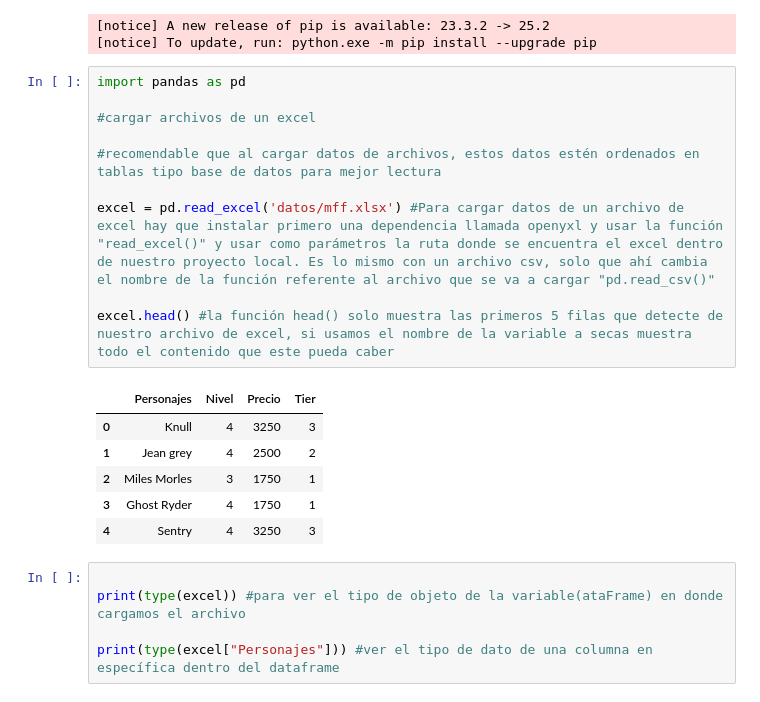
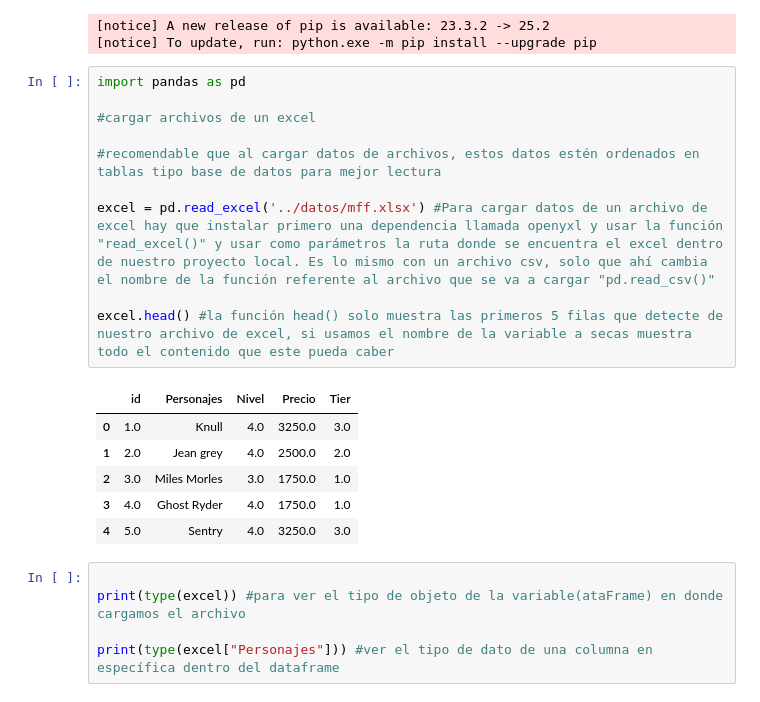
Before and after one commit to LeanGG-10/python, a Jupyter notebook: Basico/sprint3.ipynb, the cells around one changed output. Saved outputs shown, nothing was run; the diff lists cells and outputs as text.

```diff
--- a/sprint3.ipynb
+++ b/Basico/sprint3.ipynb
@@ -21,20 +21,20 @@ Successfully installed et-xmlfile-2.0.0 openpyxl-3.1.5
 # %%
 import pandas as pd
 
 #cargar archivos de un excel
 
 #recomendable que al cargar datos de archivos, estos datos estén ordenados en tablas tipo base de datos para mejor lectura
 
-excel = pd.read_excel('datos/mff.xlsx') #Para cargar datos de un archivo de excel hay que instalar primero una dependencia llamada openyxl y usar la función "read_excel()" y usar como parámetros la ruta donde se encuentra el excel dentro de nuestro proyecto local. Es lo mismo con un archivo csv, solo que ahí cambia el nombre de la función referente al archivo que se va a cargar "pd.read_csv()"
+excel = pd.read_excel('../datos/mff.xlsx') #Para cargar datos de un archivo de excel hay que instalar primero una dependencia llamada openyxl y usar la función "read_excel()" y usar como parámetros la ruta donde se encuentra el excel dentro de nuestro proyecto local. Es lo mismo con un archivo csv, solo que ahí cambia el nombre de la función referente al archivo que se va a cargar "pd.read_csv()"
 
 excel.head() #la función head() solo muestra las primeros 5 filas que detecte de nuestro archivo de excel, si usamos el nombre de la variable a secas muestra todo el contenido que este pueda caber
 # %% [output]
-|  | Personajes | Nivel | Precio | Tier |
-| 0 | Knull | 4 | 3250 | 3 |
-| 1 | Jean grey | 4 | 2500 | 2 |
-| 2 | Miles Morles | 3 | 1750 | 1 |
-| 3 | Ghost Ryder | 4 | 1750 | 1 |
-| 4 | Sentry | 4 | 3250 | 3 |
+|  | id | Personajes | Nivel | Precio | Tier |
+| 0 | 1.0 | Knull | 4.0 | 3250.0 | 3.0 |
+| 1 | 2.0 | Jean grey | 4.0 | 2500.0 | 2.0 |
+| 2 | 3.0 | Miles Morles | 3.0 | 1750.0 | 1.0 |
+| 3 | 4.0 | Ghost Ryder | 4.0 | 1750.0 | 1.0 |
+| 4 | 5.0 | Sentry | 4.0 | 3250.0 | 3.0 |
 # %%
 
 print(type(excel)) #para ver el tipo de objeto de la variable(ataFrame) en donde cargamos el archivo
```
Also changed, not shown: parts of 10 cells of this notebook, 5 other files.
